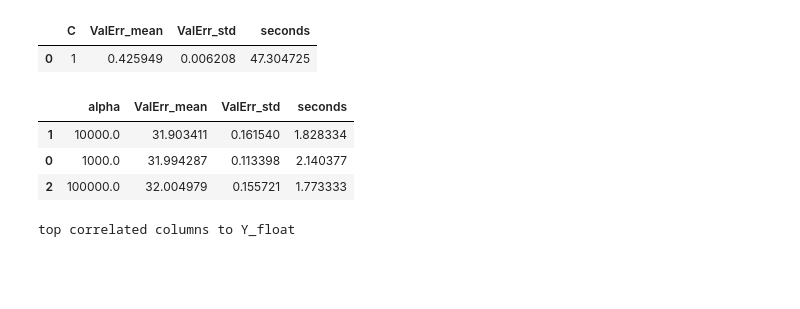
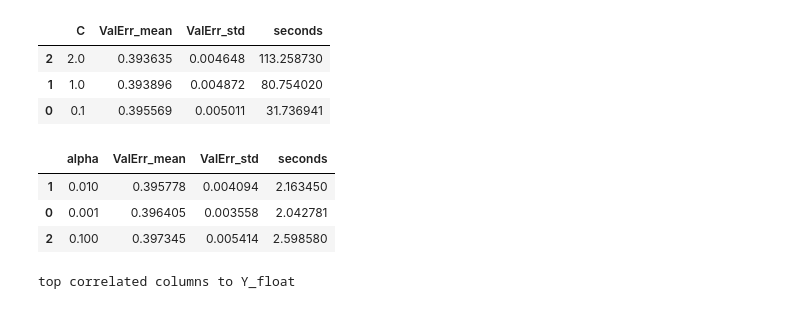
Before and after one commit to michelebersani/StatisticalLearning, a Jupyter notebook: regression.ipynb, the cells around one changed output. Saved outputs shown, nothing was run; the diff lists cells and outputs as text; code cells hidden in the pictures; blank space fills up the shorter version.

```diff
--- a/regression.ipynb
+++ b/regression.ipynb
@@ -15,15 +15,3 @@ num_cols = [c for c in dataset_df.columns if c not in excluded_cols]
 X_dev = dataset_df[num_cols].to_numpy()
 Y_float = dataset_df['PRICE VAR [%]'].to_numpy()
 Y_bin = dataset_df['Class'].to_numpy()
-
-print('N of rows =',len(X_dev))
-
-print('N of rows where PRICE VAR [%] > 100 =',np.sum((Y_float>100).astype(int)))
-
-# cap PRICE VAR [%] to 100
-Y_float[Y_float>100] = 100
-#not_outliers = np.abs(Y_float - Y_float.mean()) < Y_float.std()*0.01
-
-#X_dev = X_dev[not_outliers]
-#Y_float = Y_float[not_outliers]
-#Y_bin = Y_bin[not_outliers]
@@ -49,0 +18,12 @@ array([[ 20.3125    ],
+# %%
+print('N of rows =',len(X_dev))
+print('Dropping rows where PRICE VAR [%] > 150 =',np.sum((Y_float>150).astype(int)))
+
+to_keep = Y_float < 150
+
+Y_float = Y_float[to_keep]
+Y_bin = Y_bin[to_keep]
+X_dev = X_dev[to_keep]
+
+plt.hist(Y_float,bins=100)
+plt.title('PRICE VAR [%] distribution (up to 150%)')
@@ -50,23 +35,31 @@ array([[ 20.3125    ],
 # %%
-C_values = [1]
+# Logistic Regression
+# HP tuning with k-cross validation
+C_values = [0.1,1,2]
 results = []
 for C in C_values:
     reg = linear_model.LogisticRegression(C=C,max_iter=1000)
     res = kFoldCross(reg.fit, reg.predict, X_dev, Y_bin, 5, MeanAbsError)
     res = C, res[0], res[1], res[3]
     results.append(res)
 
 df = pd.DataFrame(results, columns=['C', 'ValErr_mean', 'ValErr_std', 'seconds'])
 df.sort_values(by='ValErr_mean')
 # %% [output]
 |  | C | ValErr_mean | ValErr_std | seconds |
-| 0 | 1 | 0.425949 | 0.006208 | 47.304725 |
+| 2 | 2.0 | 0.393635 | 0.004648 | 113.258730 |
+| 1 | 1.0 | 0.393896 | 0.004872 | 80.754020 |
+| 0 | 0.1 | 0.395569 | 0.005011 | 31.736941 |
 # %%
-alpha = [1e3,1e4,1e5]
+# Linear Regression
+# HP tuning with k-cross validation
+# error is measured with output made binary: out = 0 if out<0, else out=1
+
+alpha = [0.001,0.01,0.1]
 results = []
 for a in alpha:
     reg = linear_model.Ridge(alpha=a)
-    res = kFoldCross(reg.fit, reg.predict, X_dev, Y_float, 5, MeanAbsError)
+    res = kFoldCross(reg.fit, reg.predict, X_dev, Y_float, 5, BinaryAccuracy)
     res = a, res[0], res[1], res[3]
     results.append(res)
 
@@ -74,9 +67,9 @@ df = pd.DataFrame(results, columns=['alpha', 'ValErr_mean', 'ValErr_std', 'secon
 df.sort_values(by='ValErr_mean')
 # %% [output]
 |  | alpha | ValErr_mean | ValErr_std | seconds |
-| 1 | 10000.0 | 31.903411 | 0.161540 | 1.828334 |
-| 0 | 1000.0 | 31.994287 | 0.113398 | 2.140377 |
-| 2 | 100000.0 | 32.004979 | 0.155721 | 1.773333 |
+| 1 | 0.010 | 0.395778 | 0.004094 | 2.163450 |
+| 0 | 0.001 | 0.396405 | 0.003558 | 2.042781 |
+| 2 | 0.100 | 0.397345 | 0.005414 | 2.598580 |
 # %%
 corr_values = []
 for c in num_cols:
```
Also changed, not shown: parts of 4 cells of this notebook, 1 other file.
